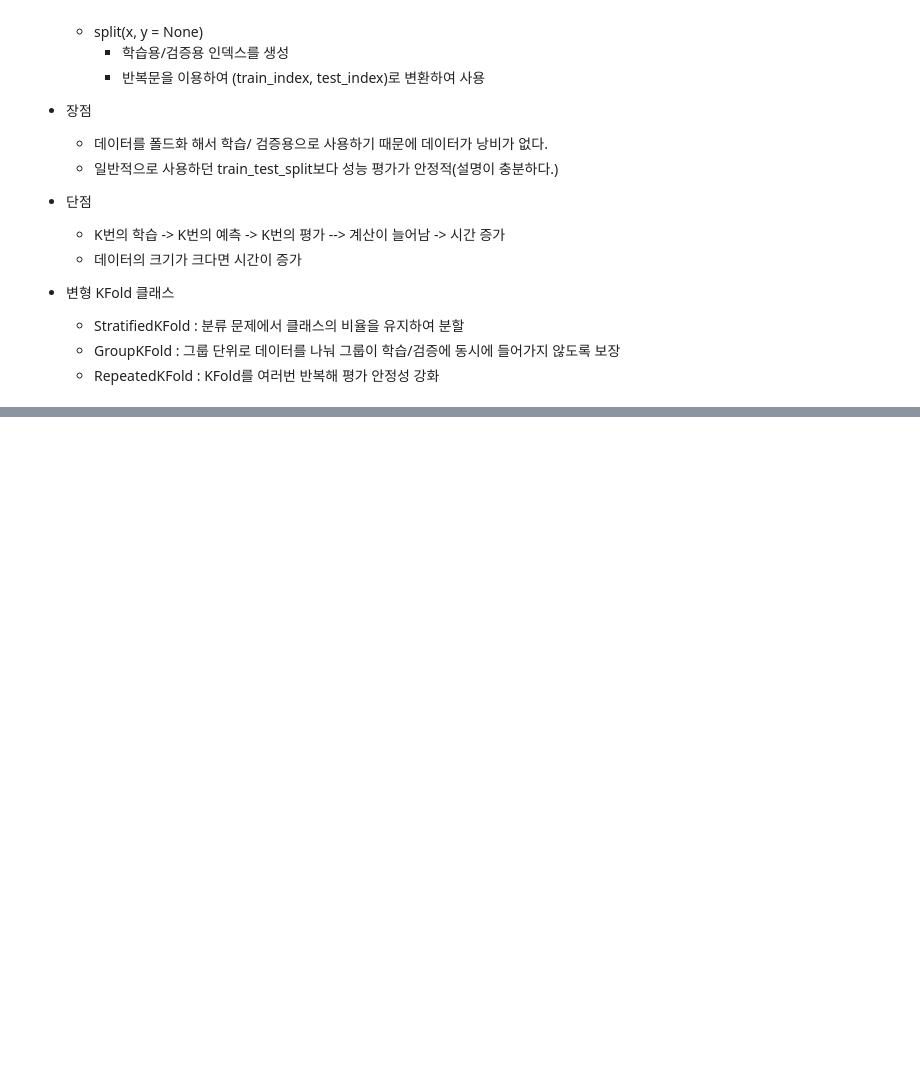
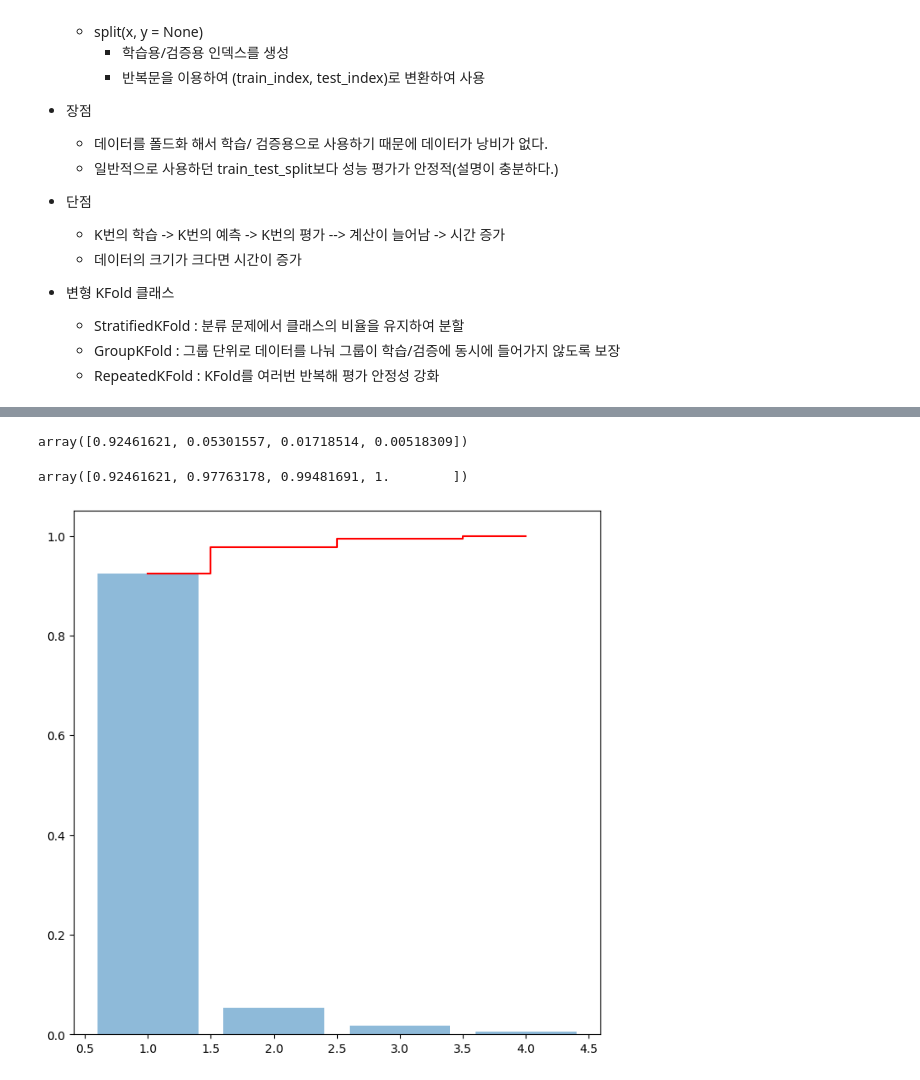
Before and after one commit to bsmoon-86/multicam_2025, a Jupyter notebook: 251002/01_교차검증.ipynb, the cells around one changed output, grey strips where cells are left out. Saved outputs shown, nothing was run; the diff lists cells and outputs as text; code cells hidden in the pictures; blank space fills up the shorter version.

```diff
--- a/251002/01_교차검증.ipynb
+++ b/251002/01_교차검증.ipynb
@@ -160,0 +261,7 @@ grid_reg.fit(X_train, Y_train)
+# %%
+x = iris.drop('target', axis=1).values
+y = iris['target'].values
+# %%
+# PCA 객체 생성
+pca = PCA()
+x_pca = pca.fit_transform(x)
@@ -160,0 +279,28 @@ grid_reg.fit(X_train, Y_train)
+# %%
+# 설명된 분산의 비율 출력
+exlained_var_ratio = pca.explained_variance_ratio_
+exlained_var_ratio
+# %% [output]
+array([0.92461621, 0.05301557, 0.01718514, 0.00518309])
+# %%
+# 분산의 비율을 누적합 분산의 비율을 생성
+cum_var_ratio = np.cumsum(exlained_var_ratio)
+cum_var_ratio
+# %% [output]
+array([0.92461621, 0.97763178, 0.99481691, 1.        ])
+# %%
+# 분산의 비율을 그래프 시각화
+plt.figure(figsize=(8, 8))
+
+plt.bar(
+    range(1, len(exlained_var_ratio) + 1 ), exlained_var_ratio,
+    alpha = 0.5,
+)
+plt.step(
+    range(1, len(cum_var_ratio) + 1), cum_var_ratio,
+    color = 'red', where='mid'
+)
+
+plt.show()
+# %% [output]
+[figure, added]
```
Also changed, not shown: parts of 12 cells of this notebook, 1 other file.
